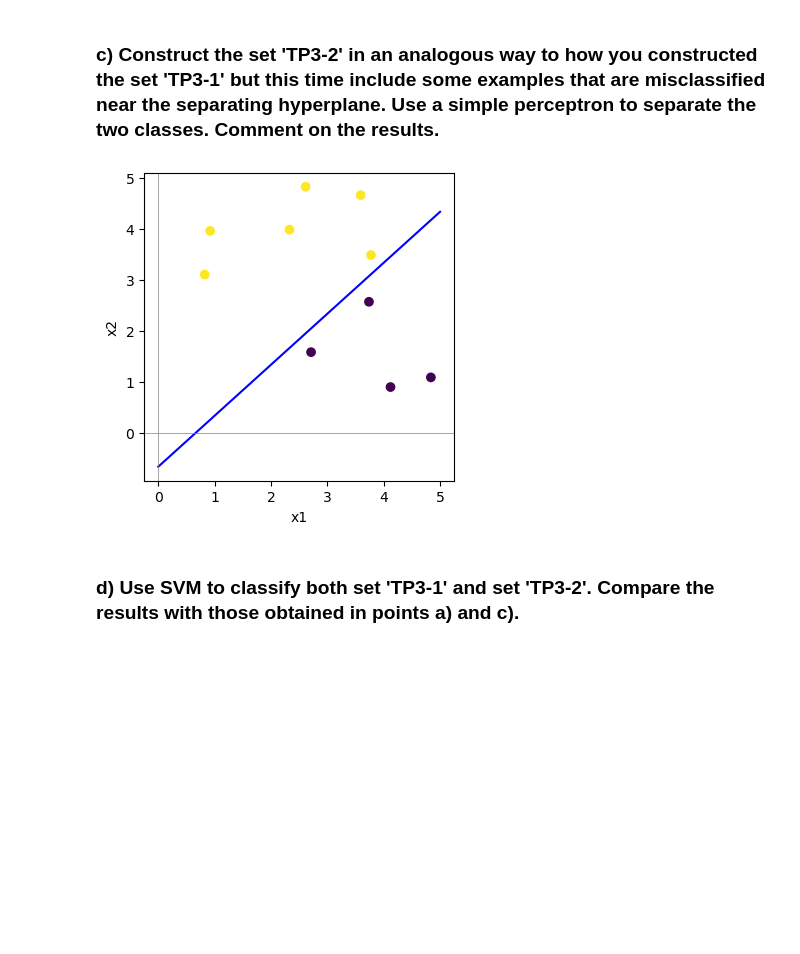
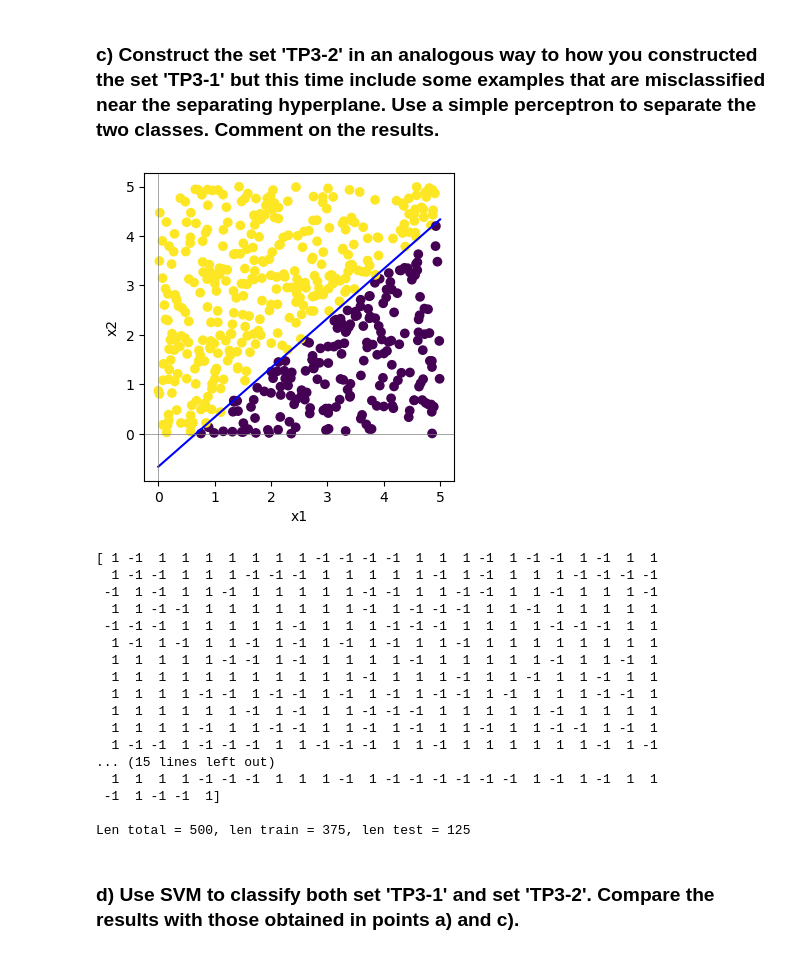
Before and after one commit to papekoja/72.75-ML, a Jupyter notebook: TP3/tp3.ipynb, the cells around one changed output. Cells and saved outputs as stored; diff of their text form; code cells hidden in the pictures; blank space fills up the shorter version.

```diff
--- a/TP3/tp3.ipynb
+++ b/TP3/tp3.ipynb
@@ -65,7 +98,7 @@ ploting(data, b0, b1, b2)
 Data in [0,5]x[0,5] is created. Green is above the line, red below. The blue line is the seperator as defined by b0 = -2, b1 = -3, b2 = 3 for b0 + b1x1 + b2x2
 # %%
 # perceptron
-def perceptron_train(X, y, learning_rate=0.1, n_epochs=1):
+def perceptron_train(X, y, learning_rate=0.1, n_epochs=100):
     n_samples, n_features = X.shape
     weights = np.zeros(n_features)
     bias = 0
@@ -85,18 +118,15 @@ def perceptron_train(X, y, learning_rate=0.1, n_epochs=1):
 # %%
 # Just do everythin into a def so that we can change stuff to show multiple plots
 
-def perform_perceptron(epochs=100):
-    X_train = train[['x1', 'x2']].values
-    y_train = train['Class'].values
-
-    X_test = test[['x1', 'x2']].values
-    y_test = test['Class'].values
+def perform_perceptron(epochs=100, X_train=X_train, y_train=y_train, X_test=X_test, y_test=y_test):
 
     weights, bias = perceptron_train(X_train, y_train, learning_rate=0.1, n_epochs=epochs)
 
+    ic('1: ', len(X_train) + len(X_test))
+
     plt.figure(figsize=(6, 5))
     # plt.plot(x1_for_line, x2_for_line, label=f'{b0} + {b1}x1 + {b2}x2 = 0', color='blue')
-    plt.scatter(data['x1'], data['x2'], label='Data', c=data['Class'], marker='o')
+    plt.scatter(train['x1'], train['x2'], label='Data', c=train['Class'], marker='o')
     plt.xlabel('x1')
     plt.ylabel('x2')
     plt.axhline(0, color='grey', linewidth=0.5)
@@ -119,3 +149,5 @@ def perform_perceptron(epochs=100):
 
     plt.legend()
     plt.show()
+
+    return weights, bias, X_train, y_train, X_test, y_test
@@ -134,0 +154,7 @@ weighted avg       0.33      0.33      0.33         3
+# %%
+_, _, X_train, y_train, X_test, y_test = perform_perceptron(epochs=100)
+
+ic(len(X_train) + len(X_test))
+
+print(y_train, "\n\n", y_test)
+print(f"\nLen total = {len(TP3_1)}, len train = {len(train)}, len test = {len(test)}\n")
@@ -140,32 +196,58 @@ weighted avg       0.33      0.33      0.33         3
 # %%
 TP3_2 = TP3_1.copy()
 
-n_additional_points = 1
+len(TP3_1)
+
+n_additional_points = 100
 additional_data = []
 
 # Generate additional data points near the separating hyperplane
 for _ in range(n_additional_points):
     x1_new = random.uniform(0, 5)
     x2_new = random.uniform(0, 5)
 
     # Calculate the distance from the point to the separating hyperplane
     distance = abs(b0 + b1 * x1_new + b2 * x2_new) / (b1 ** 2 + b2 ** 2) ** 0.5
 
     # Check if the distance is less than 1 (within 1 unit from the hyperplane)
     if distance <= 0.5:
         # Determine the class based on the hyperplane
-        class_label = 1 if (b0 + b1 * x1_new + b2 * x2_new) > 0 else 0
+        class_label = 1 if (b0 + b1 * x1_new + b2 * x2_new) > 0 else -1
 
         # Append the new data point to the list as a dictionary
-        additional_data.append({'x1': x1_new, 'x2': x2_new, 'Class': (-1 * class_label) + 1}) # for some reason it does it oposite so -1 to fix
+        additional_data.append({'x1': x1_new, 'x2': x2_new, 'Class': (class_label)}) # for some reason it does it oposite so -1 to fix
 
 # Convert the list of dictionaries into a DataFrame and concat to TP3_1
 additional_df = pd.DataFrame(additional_data)
 TP3_2 = pd.concat([TP3_2, additional_df], ignore_index=False)
 
 ploting(TP3_2)
+
+
+
+
+
+print(y_train, "\n\n", y_test)
+print(f"\nLen total = {len(TP3_1)}, len train = {len(train)}, len test = {len(test)}\n")
 # %% [output]
-[figure, old version]
+[figure, new version]
+[ 1 -1  1  1  1  1  1  1  1 -1 -1 -1 -1  1  1  1 -1  1 -1 -1  1 -1  1  1
+  1 -1 -1  1  1  1 -1 -1 -1  1  1  1  1  1 -1  1 -1  1  1  1 -1 -1 -1 -1
+ -1  1 -1  1  1 -1  1  1  1  1  1 -1 -1  1  1 -1 -1  1  1 -1  1  1  1 -1
+  1  1 -1 -1  1  1  1  1  1  1  1 -1  1 -1 -1 -1  1  1 -1  1  1  1  1  1
+ -1 -1 -1  1  1  1  1  1 -1  1  1  1 -1 -1 -1  1  1  1  1 -1 -1 -1  1  1
+  1 -1  1 -1  1  1 -1  1 -1  1 -1  1 -1  1  1 -1  1  1  1  1  1  1  1  1
+  1  1  1  1  1 -1 -1  1 -1  1  1  1  1 -1  1  1  1  1  1 -1  1  1 -1  1
+  1  1  1  1  1  1  1  1  1  1  1 -1  1  1  1 -1  1  1 -1  1  1 -1  1  1
+  1  1  1  1 -1 -1  1 -1 -1  1 -1  1 -1  1 -1 -1  1 -1  1  1  1 -1 -1  1
+  1  1  1  1  1  1 -1  1 -1  1  1 -1 -1 -1  1  1  1  1  1 -1  1  1  1  1
+  1  1  1  1 -1  1  1 -1 -1  1  1 -1  1 -1  1  1 -1  1  1 -1 -1  1 -1  1
+  1 -1 -1  1 -1 -1 -1  1  1 -1 -1 -1  1  1 -1  1  1  1  1  1  1 -1  1 -1
+... (15 lines left out)
+  1  1  1  1 -1 -1 -1  1  1  1 -1  1 -1 -1 -1 -1 -1 -1  1 -1  1 -1  1  1
+ -1  1 -1 -1  1]
+
+Len total = 500, len train = 375, len test = 125
 # %% [markdown]
 ### d) Use SVM to classify both set 'TP3-1' and set 'TP3-2'. Compare the results with those obtained in points a) and c).
 # %%
```
Also changed, not shown: parts of 7 cells of this notebook, 1 other file.
